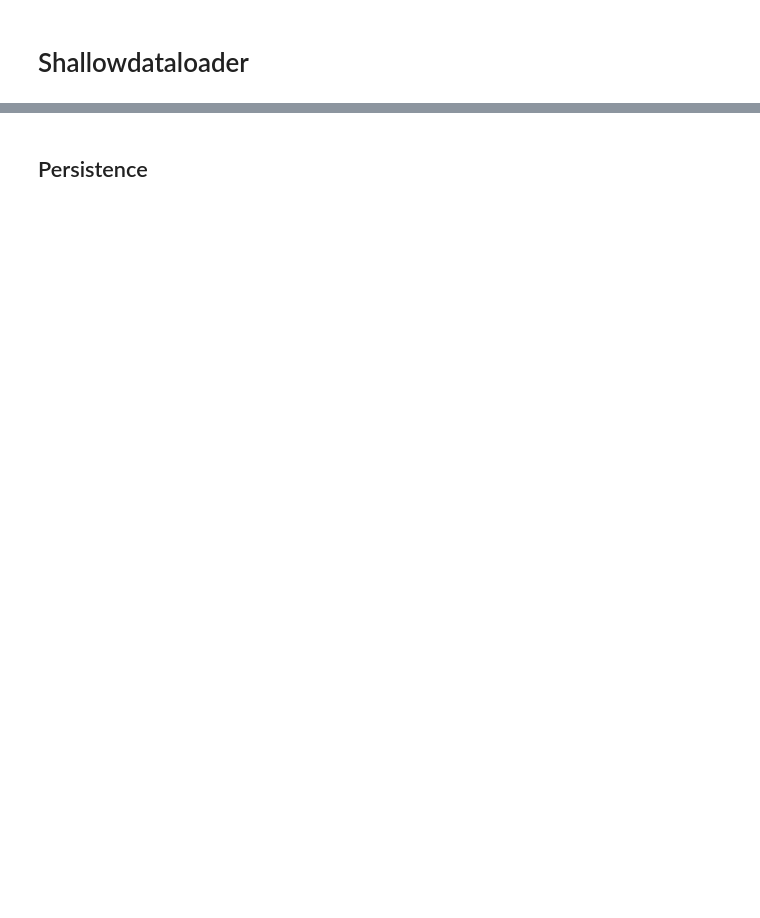
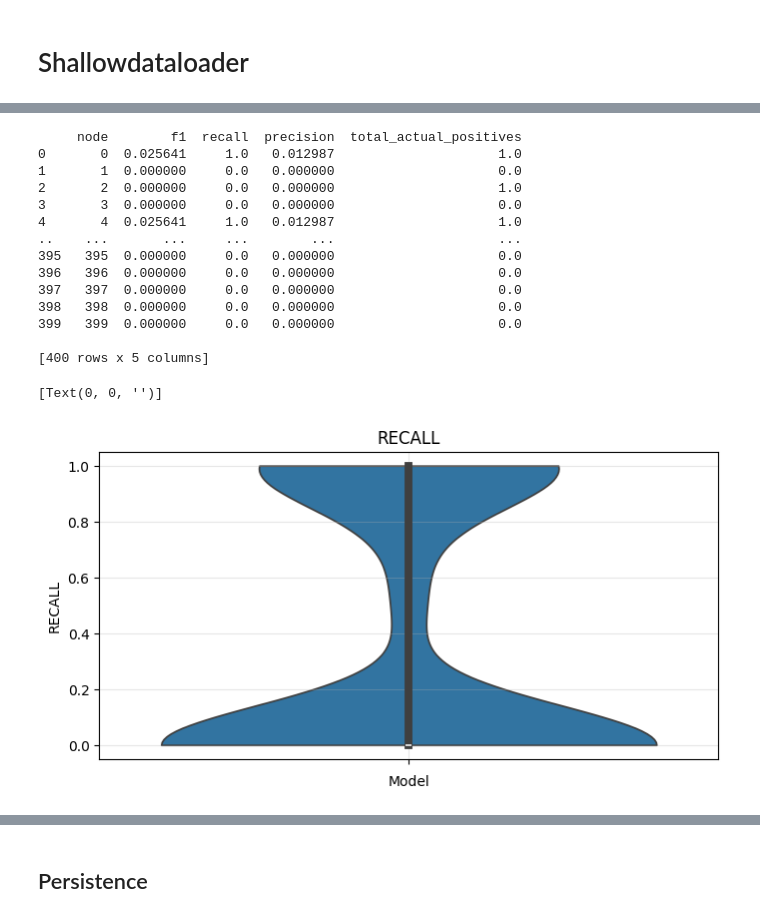
Before and after one commit to stends2001/infectious_disease_gnn, a Jupyter notebook: src/notebooks/measles classifier.ipynb, the cells around one changed output, grey strips where cells are left out. Saved outputs shown, nothing was run; the diff lists cells and outputs as text; code cells hidden in the pictures; blank space fills up the shorter version.

Commit message:
noderfmodel supports binary classification

```diff
--- a/src/notebooks/measles classifier.ipynb
+++ b/src/notebooks/measles classifier.ipynb
@@ -143,0 +140,6 @@ classified_shallowloader = ShallowDataLoaderManagerClasses(data_orchestrator).co
+# %%
+rf = NodeRFModel(classified_shallowloader,verbose = 2)
+rf.set_global_hparams(loss = 'recall')
+rf.set_model_hparams(class_weight = 'balanced', n_estimators=150, max_depth=10)
+rf.train()
+rf.forecast()
@@ -143,0 +169,70 @@ classified_shallowloader = ShallowDataLoaderManagerClasses(data_orchestrator).co
+# %%
+from sklearn.metrics import f1_score, recall_score, precision_score, accuracy_score
+
+import matplotlib.pyplot as plt
+import seaborn as sns
+
+classification_threshold = 0.3
+
+df = rf.predictions.test.get_original(0)
+df['pred_proba'] = df['pred']
+df['pred'] = (df['pred'] > classification_threshold).astype(int)  #
+
+metrics_per_node = df.groupby('node').apply(
+    lambda x: pd.Series({
+        'f1': f1_score(x['target'], x['pred'], zero_division=0),
+        'recall': recall_score(x['target'], x['pred'], zero_division=0),
+        'precision': precision_score(x['target'], x['pred'], zero_division=0),
+        'accuracy': accuracy_score(x['target'], x['pred']),
+        'FP_count': ((x['pred'] == 1) & (x['target'] == 0)).sum(),
+        'FN_count': ((x['pred'] == 0) & (x['target'] == 1)).sum(),
+        'TP_count': ((x['pred'] == 1) & (x['target'] == 1)).sum(),
+        'TN_count': ((x['pred'] == 0) & (x['target'] == 0)).sum(),
+        'total_actual_positives': (x['target'] == 1).sum(),
+        'total_actual_negatives': (x['target'] == 0).sum()
+    })
+).reset_index()
+
+# Calculate rates
+metrics_per_node['FPR'] = metrics_per_node['FP_count'] / metrics_per_node['total_actual_negatives']
+metrics_per_node['FNR'] = metrics_per_node['FN_count'] / metrics_per_node['total_actual_positives']
+
+metrics_per_node['FPR'] = metrics_per_node['FPR'].fillna(0)
+metrics_per_node['FNR'] = metrics_per_node['FNR'].fillna(0)
+
+print(metrics_per_node[['node', 'f1', 'recall', 'precision', 'total_actual_positives']])
+
+plot_type = 'violin'
+fig, ax = plt.subplots(1,1,figsize= (8,4))
+metric = 'recall'
+
+plot_func = sns.violinplot if plot_type == 'violin' else sns.boxplot
+plot_func(
+    data=metrics_per_node, y=metric,
+    ax=ax,
+    **(dict(cut=0) if plot_type == 'violin' else {}),
+    legend=False
+)
+
+ax.set_title(f'{metric.upper()}')
+ax.set_ylabel(metric.upper())
+ax.set_xlabel('Model')
+ax.grid(alpha=0.3)
+ax.set_xticklabels(ax.get_xticklabels(), rotation=30, ha='center', fontsize=8)
+# %% [output]
+     node        f1  recall  precision  total_actual_positives
+0       0  0.025641     1.0   0.012987                     1.0
+1       1  0.000000     0.0   0.000000                     0.0
+2       2  0.000000     0.0   0.000000                     1.0
+3       3  0.000000     0.0   0.000000                     0.0
+4       4  0.025641     1.0   0.012987                     1.0
+..    ...       ...     ...        ...                     ...
+395   395  0.000000     0.0   0.000000                     0.0
+396   396  0.000000     0.0   0.000000                     0.0
+397   397  0.000000     0.0   0.000000                     0.0
+398   398  0.000000     0.0   0.000000                     0.0
+399   399  0.000000     0.0   0.000000                     0.0
+
+[400 rows x 5 columns]
+[Text(0, 0, '')]
+[figure, added]
```
Also changed, not shown: parts of 11 cells of this notebook, 2 other files.
